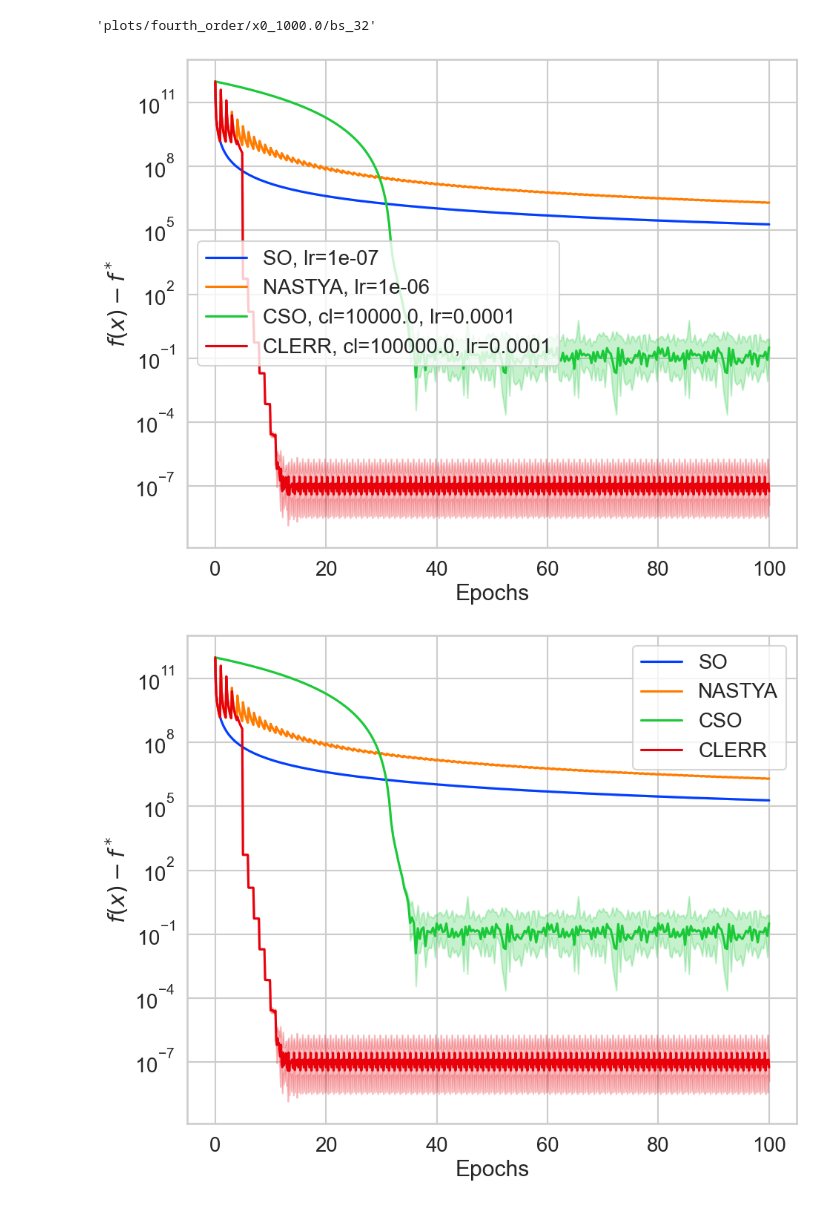
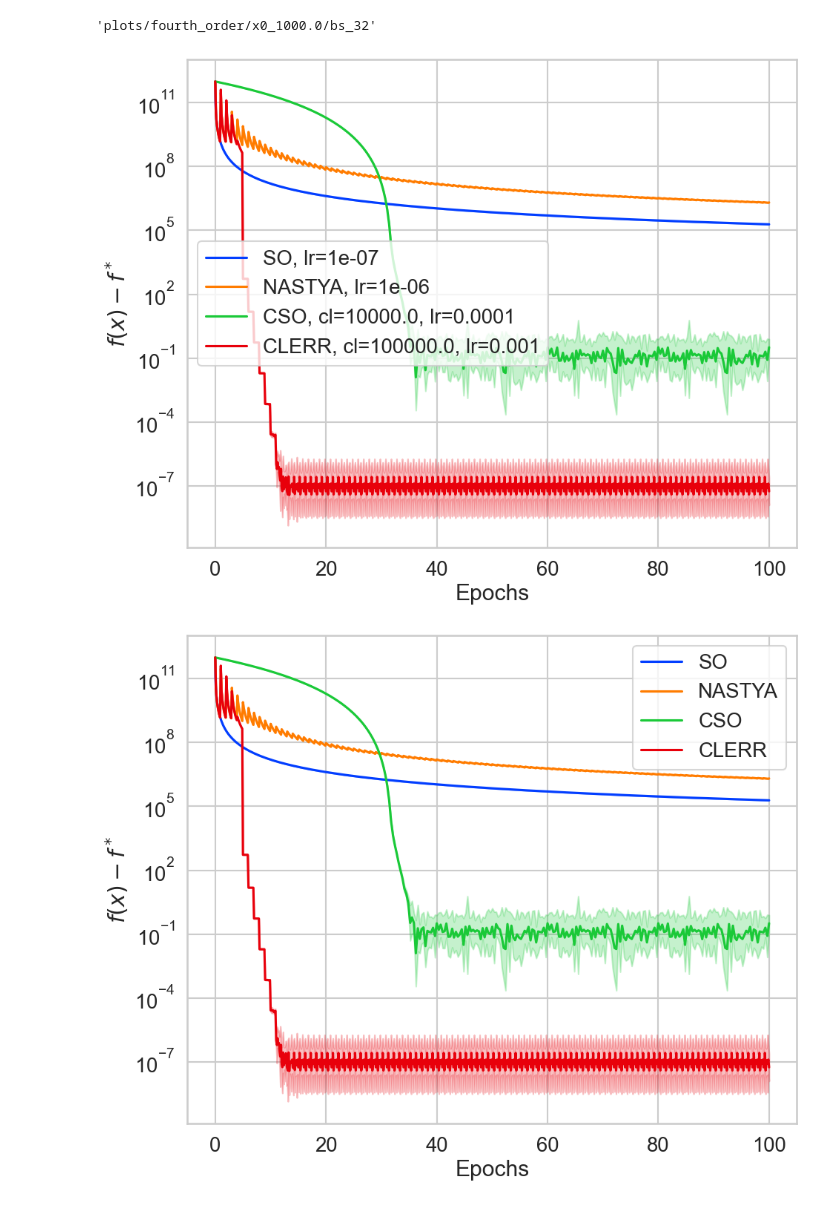
Before and after one commit to postrou/local_steps_rr, a Jupyter notebook: clerr_fourth_order.ipynb, the cells around one changed output. Saved outputs shown, nothing was run; the diff lists cells and outputs as text; code cells hidden in the pictures.

```diff
--- a/clerr_fourth_order.ipynb
+++ b/clerr_fourth_order.ipynb
@@ -553,24 +559,24 @@ plot_path
 # %%
 fig = plt.figure(figsize=(10, 8))
 traces = [best_so_trace, best_nastya_trace, best_crr_trace, best_clerr_g_trace]
 labels = [
     f'SO, lr={best_so_trace.step_size}',
     f'NASTYA, lr={best_nastya_trace.step_size}',
     f'CSO, cl={best_crr_trace.clip_level}, lr={best_crr_trace.step_size}',
-    f'CLERR, cl={best_clerr_g_trace.clip_level}, lr={best_crr_trace.step_size}'
+    f'CLERR, cl={best_clerr_g_trace.clip_level}, lr={best_clerr_g_trace.step_size}'
 ]
 markers = [',', ',', ',', ',', ',', ',']
 for trace, label, marker in zip(traces, labels, markers):
     trace.plot_losses(f_opt=f_opt, label=label, marker=marker)
 plt.yscale('log')
 plt.xlabel('Epochs')
 plt.legend()
 # plt.title(f'inner_lr={in_step_size}')
 fig.tight_layout()
 plt.savefig('plots/clerr/fourth_order.png', bbox_inches='tight')
 # plt.savefig(os.path.join(plot_path, f'{dataset}_func.png'))
 # %% [output]
-[figure, old version]
+[figure, new version]
 # %%
 fig = plt.figure(figsize=(10, 8))
 traces = [best_so_trace, best_nastya_trace, best_crr_trace, best_clerr_g_trace]
```
Also changed, not shown: parts of 12 cells of this notebook.
